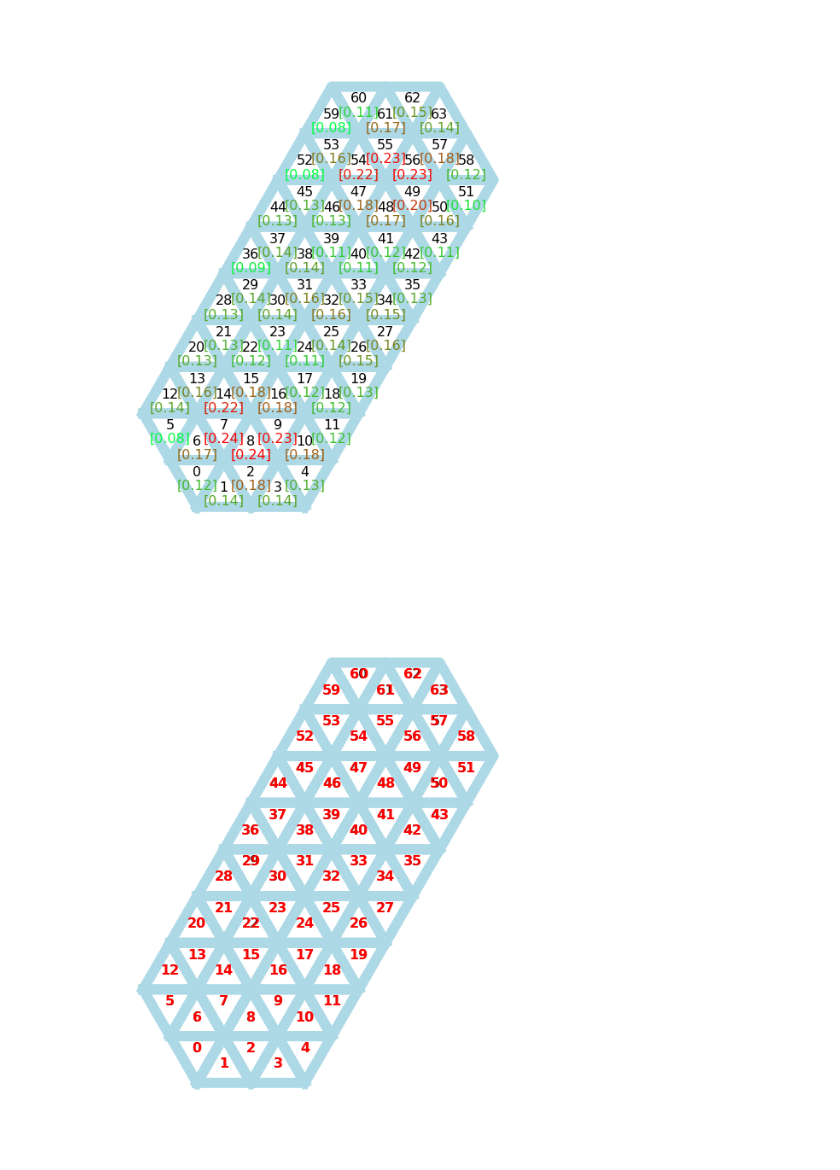
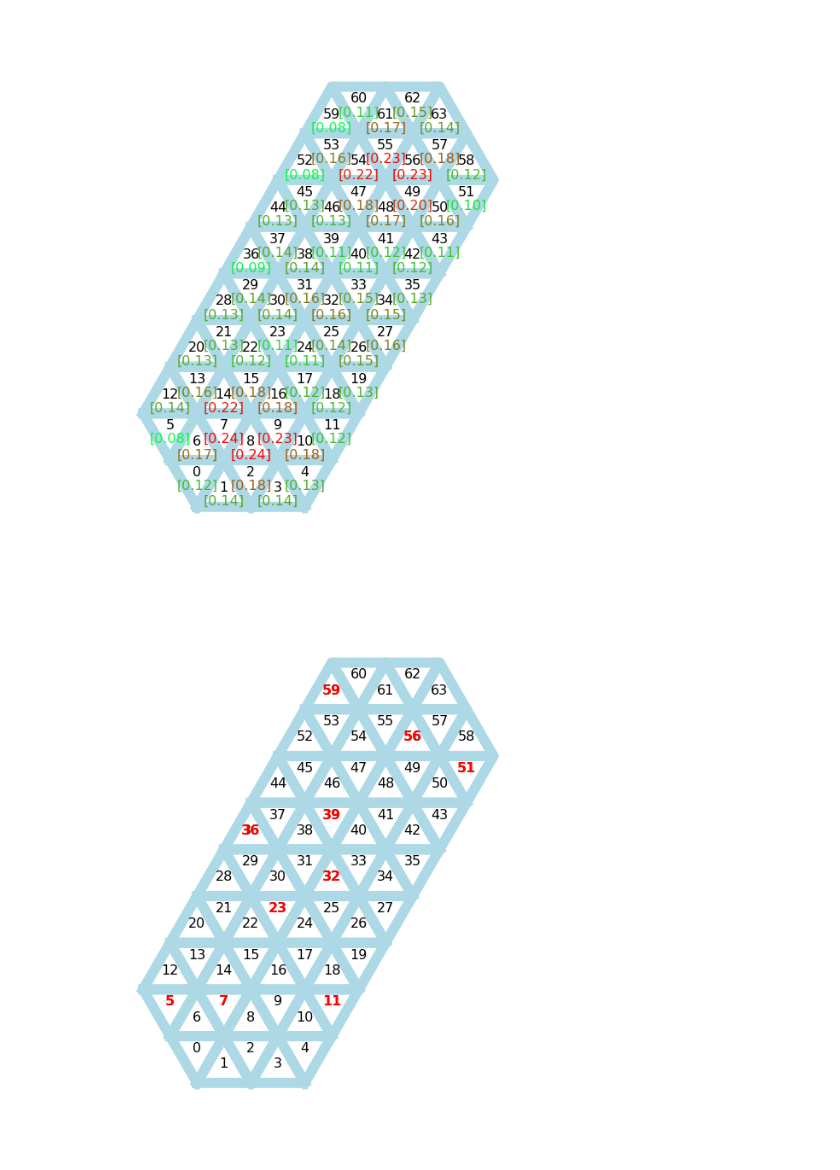
Before and after one commit to udaykusupati/ActuationUmbrellaMeshes, a Jupyter notebook: python/actuation_experiments/external_deployment.ipynb, the cells around one changed output. Drawn from its saved outputs; the diff is of its cells as text; code cells hidden in the pictures.

```diff
--- a/python/actuation_experiments/external_deployment.ipynb
+++ b/python/actuation_experiments/external_deployment.ipynb
@@ -5,14 +4,0 @@ category = 'PEANUT'
-# %%
-data_folder_path = './../../data/'
-
-igloo_coars_path = './igloo_rum.json.gz'
-igloo_path = data_folder_path+'igloo.json.gz'
-squid_path = data_folder_path+'squidward_highres.json.gz'
-saddle_path = data_folder_path+'saddle_5t.json.gz'
-peanut_path = data_folder_path+'peanut_fp_low.json.gz'
-# mesh_path="../../data/plane_equi.obj"
-lilium_path = data_folder_path+'lilium.json.gz' # 87
-hive_path   = data_folder_path+'hive.json.gz' # 118 (hole inside)
-trililium_path = data_folder_path+'trililium.json.gz' # 83
-
-mesh_path = peanut_path
@@ -19,8 +12,10 @@ mesh_path = peanut_path
 # %%
-name='all'
+name='bumps_depressions'
+name='shortest_paths_minDepF'
 # %%
 degree = 3
 deployment = 'linear'
+nb_steps = 15
 # %%
-active_cells = [list(range(64))]
-steps = [30]
+active_cells = [[7, 32, 56, 5, 11, 23, 36, 39, 51, 59]]
+steps = [nb_steps]
@@ -33,9 +24,9 @@ steps = [30]
 # %%
-target_percents = [[100]*len(a) for a in active_cells]
+target_percents = [[99]*len(a) for a in active_cells]
 non_regular_grid(mesh_path, degree, category, name, steps, deployment, active_cells, target_percents, verbose=True)
 # %% [output]
 [figure]
-[figure, old version]
+[figure, new version]
 Deployment
 
 ==== PHASE 01/01 ====
```
Also changed, not shown: parts of 7 cells of this notebook, 4 other files.
